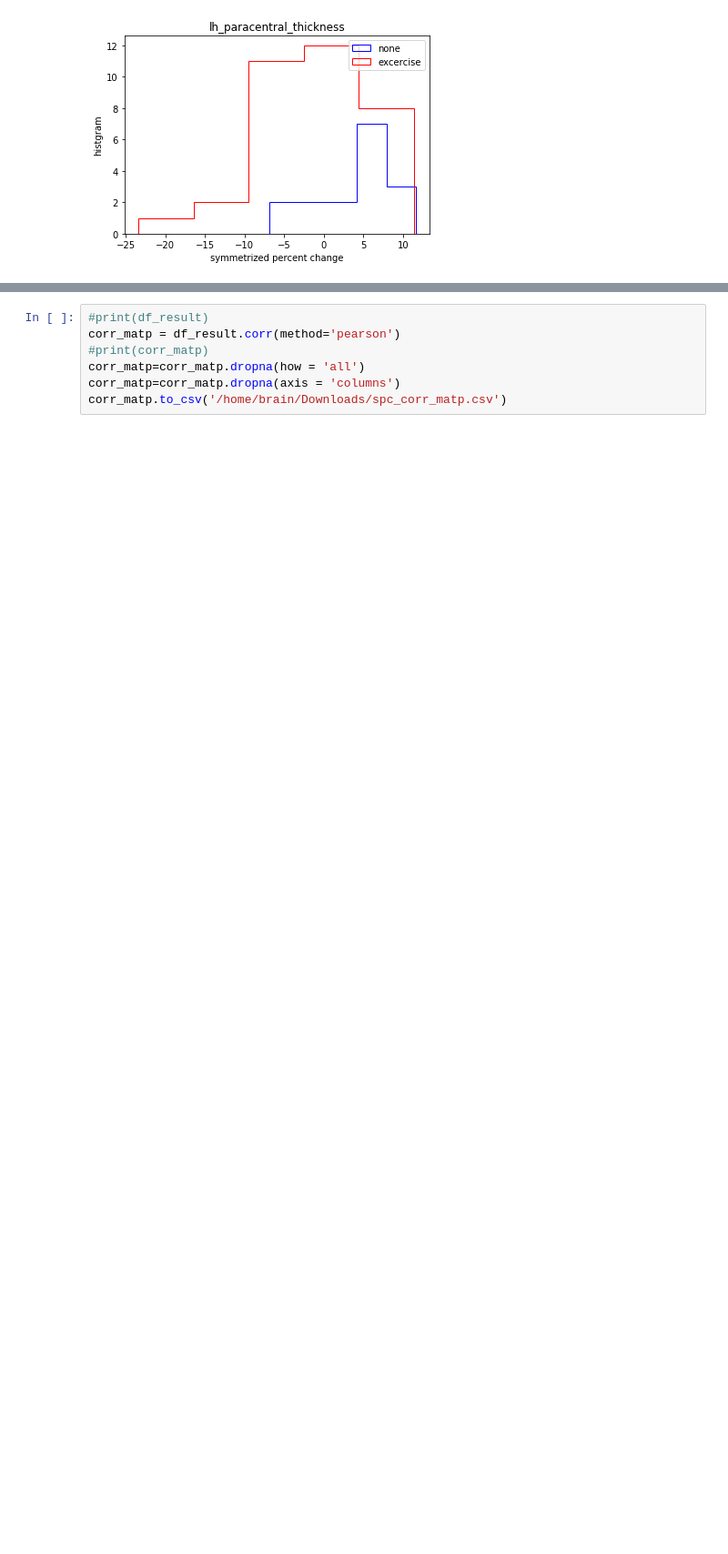
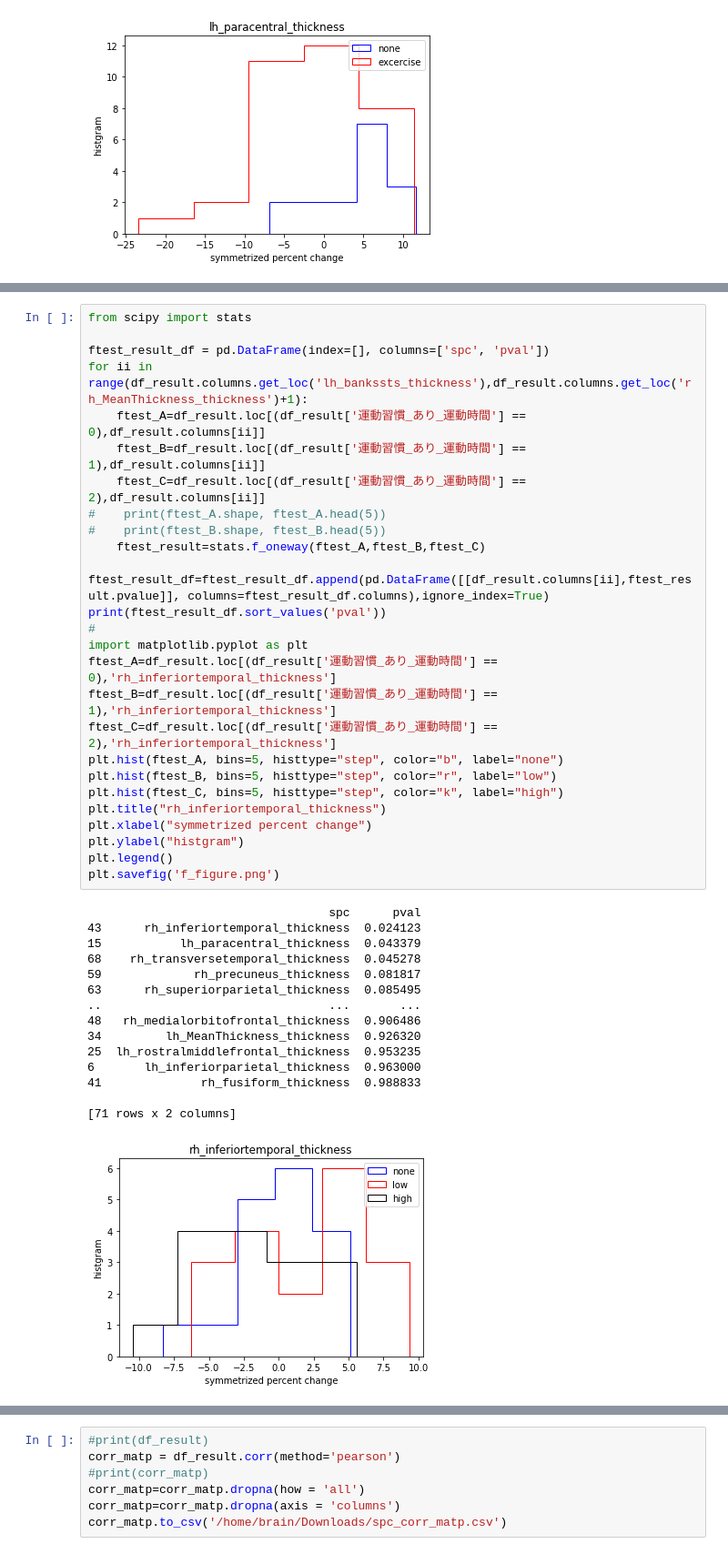
Before and after one commit to s1613134/tr_accel, a Jupyter notebook: spc2df.ipynb, the cells around one changed output, grey strips where cells are left out. Shown at 91% size. Drawn from its saved outputs; the diff is of its cells as text; blank space fills up the shorter version.

```diff
--- a/spc2df.ipynb
+++ b/spc2df.ipynb
@@ -133,0 +167,42 @@ plt.savefig('figure.png')
+# %%
+from scipy import stats
+
+ftest_result_df = pd.DataFrame(index=[], columns=['spc', 'pval'])
+for ii in range(df_result.columns.get_loc('lh_bankssts_thickness'),df_result.columns.get_loc('rh_MeanThickness_thickness')+1):
+    ftest_A=df_result.loc[(df_result['運動習慣_あり_運動時間'] == 0),df_result.columns[ii]]
+    ftest_B=df_result.loc[(df_result['運動習慣_あり_運動時間'] == 1),df_result.columns[ii]]
+    ftest_C=df_result.loc[(df_result['運動習慣_あり_運動時間'] == 2),df_result.columns[ii]]
+#    print(ftest_A.shape, ftest_A.head(5))
+#    print(ftest_B.shape, ftest_B.head(5))
+    ftest_result=stats.f_oneway(ftest_A,ftest_B,ftest_C)
+    ftest_result_df=ftest_result_df.append(pd.DataFrame([[df_result.columns[ii],ftest_result.pvalue]], columns=ftest_result_df.columns),ignore_index=True)
+print(ftest_result_df.sort_values('pval'))
+#
+import matplotlib.pyplot as plt
+ftest_A=df_result.loc[(df_result['運動習慣_あり_運動時間'] == 0),'rh_inferiortemporal_thickness']
+ftest_B=df_result.loc[(df_result['運動習慣_あり_運動時間'] == 1),'rh_inferiortemporal_thickness']
+ftest_C=df_result.loc[(df_result['運動習慣_あり_運動時間'] == 2),'rh_inferiortemporal_thickness']
+plt.hist(ftest_A, bins=5, histtype="step", color="b", label="none")
+plt.hist(ftest_B, bins=5, histtype="step", color="r", label="low")
+plt.hist(ftest_C, bins=5, histtype="step", color="k", label="high")
+plt.title("rh_inferiortemporal_thickness")
+plt.xlabel("symmetrized percent change")
+plt.ylabel("histgram")
+plt.legend()
+plt.savefig('f_figure.png')
+# %% [output]
+                                  spc      pval
+43      rh_inferiortemporal_thickness  0.024123
+15           lh_paracentral_thickness  0.043379
+68    rh_transversetemporal_thickness  0.045278
+59             rh_precuneus_thickness  0.081817
+63      rh_superiorparietal_thickness  0.085495
+..                                ...       ...
+48   rh_medialorbitofrontal_thickness  0.906486
+34         lh_MeanThickness_thickness  0.926320
+25  lh_rostralmiddlefrontal_thickness  0.953235
+6       lh_inferiorparietal_thickness  0.963000
+41              rh_fusiform_thickness  0.988833
+
+[71 rows x 2 columns]
+[figure, added]
```
Also changed, not shown: parts of 6 cells of this notebook.
